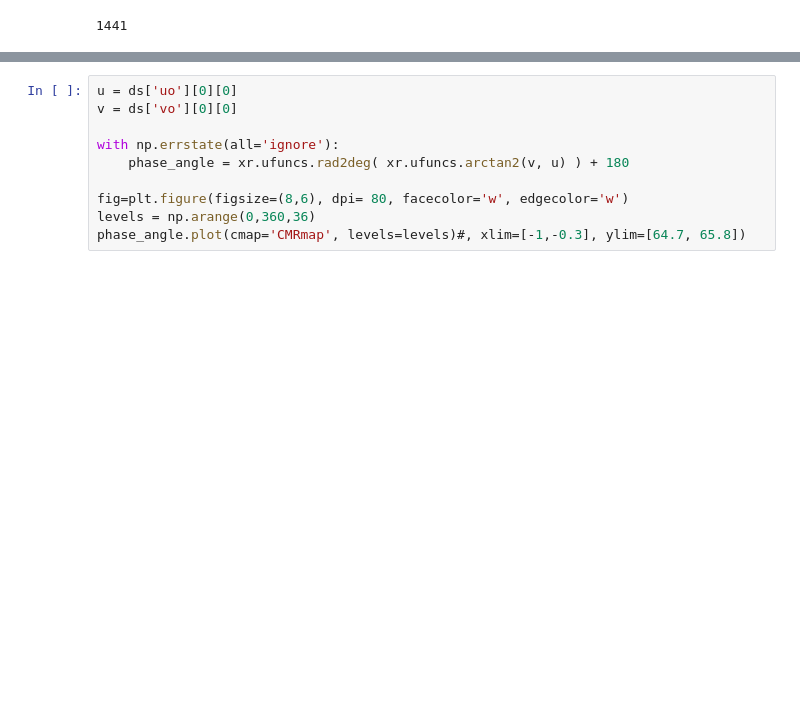
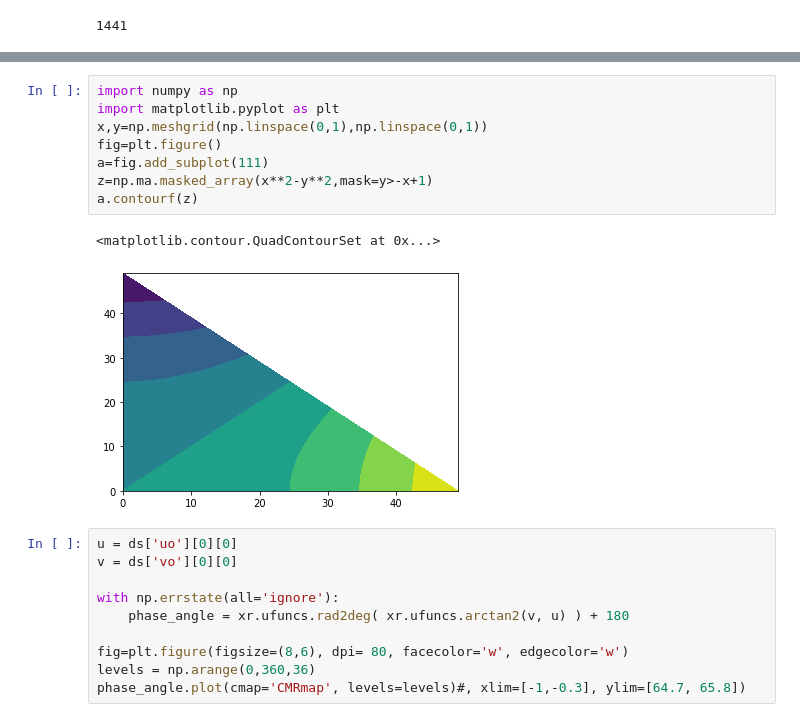
Before and after one commit to evenlwanvik/TTK-4900-Master, a Jupyter notebook: visualize/global_10km.ipynb, the cells around one changed output, grey strips where cells are left out. Saved outputs shown, nothing was run; the diff lists cells and outputs as text; blank space fills up the shorter version.

```diff
--- a/visualize/global_10km.ipynb
+++ b/visualize/global_10km.ipynb
@@ -30,3 +34,14 @@ ValueError: all the input arrays must have same number of dimensions, but the ar
+# %%
+import numpy as np
+import matplotlib.pyplot as plt
+x,y=np.meshgrid(np.linspace(0,1),np.linspace(0,1))
+fig=plt.figure()
+a=fig.add_subplot(111)
+z=np.ma.masked_array(x**2-y**2,mask=y>-x+1)
+a.contourf(z)
+# %% [output]
+<matplotlib.contour.QuadContourSet at 0x...>
+[figure, added]
 # %%
 u = ds['uo'][0][0]
 v = ds['vo'][0][0]
```
Also changed, not shown: parts of 5 cells of this notebook, 54 other files.
